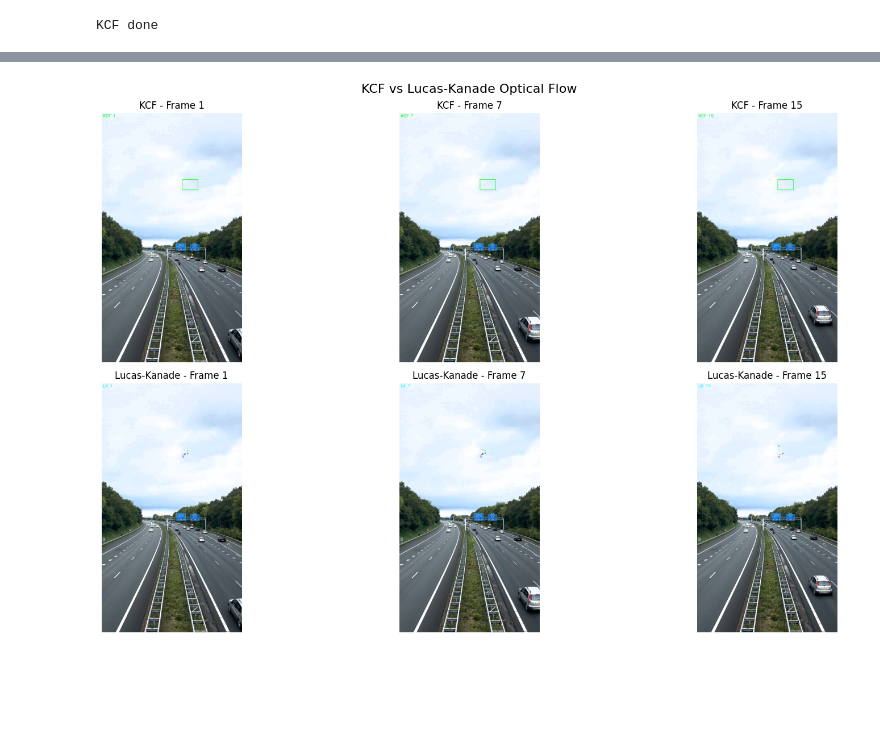
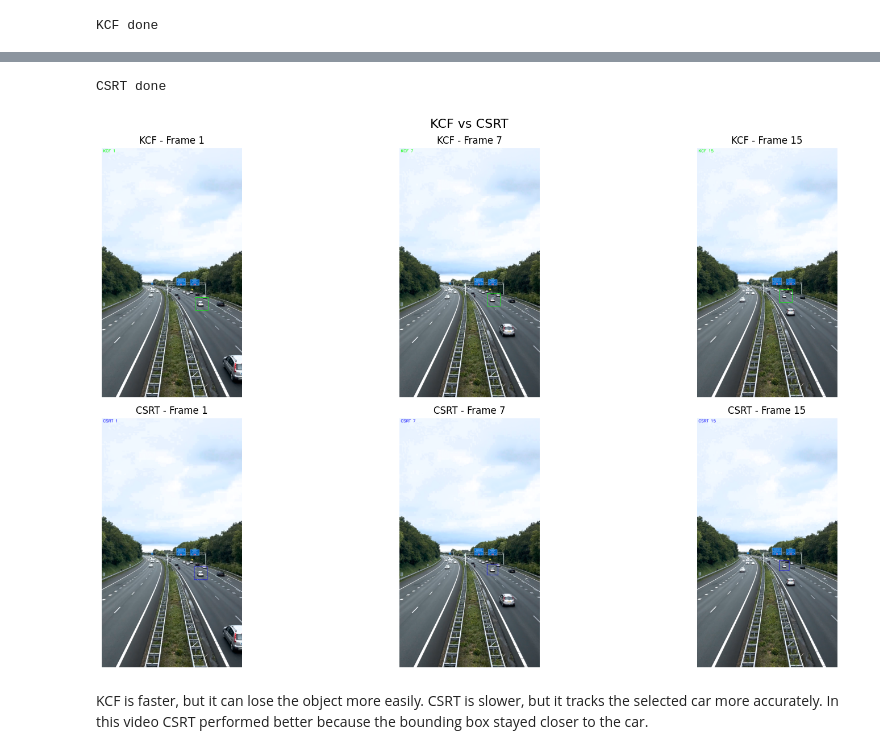
Before and after one commit to tatahonon/cvNotebooks, a Jupyter notebook: Homework62.ipynb, the cells around one changed output, grey strips where cells are left out. Saved outputs shown, nothing was run; the diff lists cells and outputs as text; code cells hidden in the pictures; blank space fills up the shorter version.

```diff
--- a/Homework62.ipynb
+++ b/Homework62.ipynb
@@ -55,7 +55,7 @@ while True:
     frames.append(frame)
 video.release()
 
-frames = frames[:16]
+frames = frames[::5][:16]
 print(f'Download frames: {len(frames)}')
 
 plt.imshow(cv2.cvtColor(frames[0], cv2.COLOR_BGR2RGB))
@@ -142,17 +109,46 @@ Lucas-Kanade done
+# %%
+tracker_csrt = cv2.TrackerCSRT_create()
+tracker_csrt.init(frames[0], bbox)
+
+csrt_results = []
+
+for i in range(1, len(frames)):
+    success, box = tracker_csrt.update(frames[i])
+    result = frames[i].copy()
+
+    if success:
+        x, y, w, h = [int(v) for v in box]
+        cv2.rectangle(result, (x, y), (x + w, y + h), (255, 0, 0), 2)
+        cv2.putText(result, f'CSRT {i}', (10, 30),
+                    cv2.FONT_HERSHEY_SIMPLEX, 1, (255, 0, 0), 2)
+    else:
+        cv2.putText(result, 'CSRT: Lost', (10, 30),
+                    cv2.FONT_HERSHEY_SIMPLEX, 1, (0, 0, 255), 2)
+
+    csrt_results.append(cv2.cvtColor(result, cv2.COLOR_BGR2RGB))
+    cv2.imwrite(f'/content/csrt_frame_{i}.jpg', result)
+
+print('CSRT done')
+# %% [output]
+CSRT done
 # %%
 fig, axes = plt.subplots(2, 3, figsize=(18, 10))
 
 for i, idx in enumerate([0, 6, 14]):
     axes[0, i].imshow(kcf_results[idx])
-    axes[0, i].set_title(f'KCF - Frame {idx+1}')
+    axes[0, i].set_title(f'KCF - Frame {idx + 1}')
     axes[0, i].axis('off')
 
-    axes[1, i].imshow(lk_results[idx])
-    axes[1, i].set_title(f'Lucas-Kanade - Frame {idx+1}')
+    axes[1, i].imshow(csrt_results[idx])
+    axes[1, i].set_title(f'CSRT - Frame {idx + 1}')
     axes[1, i].axis('off')
 
-plt.suptitle('KCF vs Lucas-Kanade Optical Flow', fontsize=16)
+plt.suptitle('KCF vs CSRT', fontsize=16)
 plt.tight_layout()
 plt.show()
 # %% [output]
-[figure, old version]
+[figure, new version]
+# %% [markdown]
+KCF is faster, but it can lose the object more easily.
+CSRT is slower, but it tracks the selected car more accurately.
+In this video CSRT performed better because the bounding box stayed closer to the car.
```
Also changed, not shown: parts of 4 cells of this notebook.
